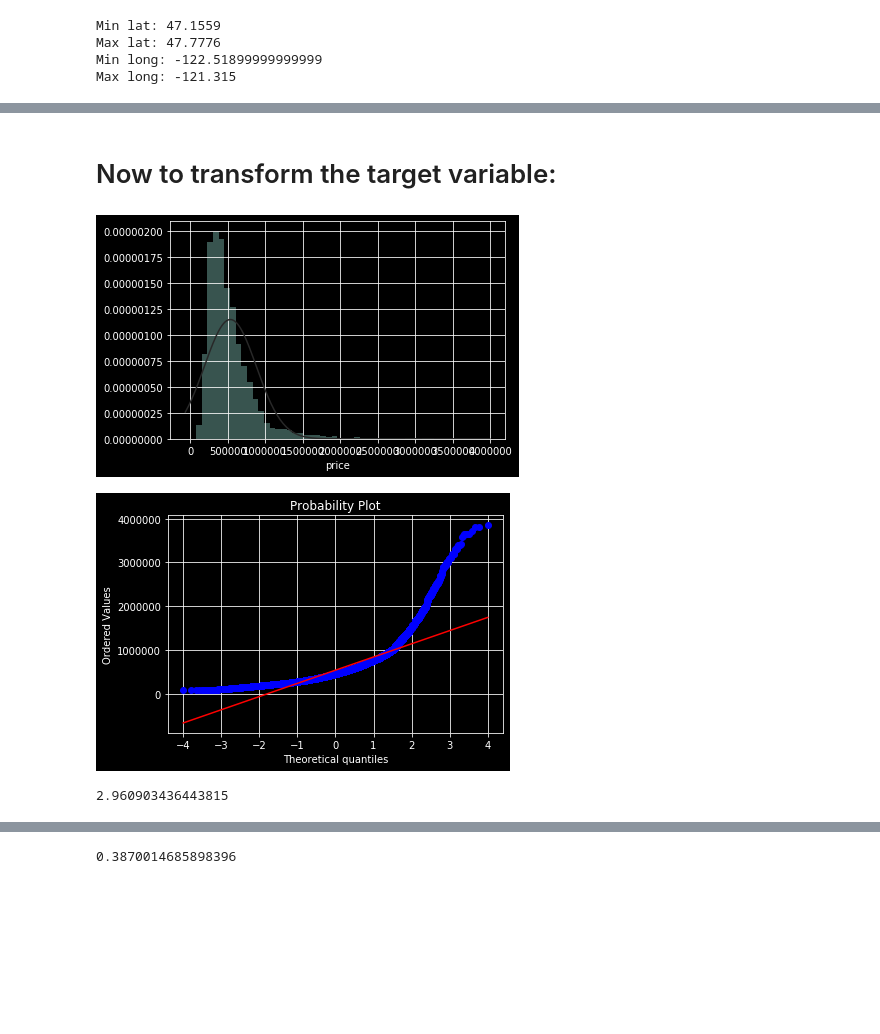
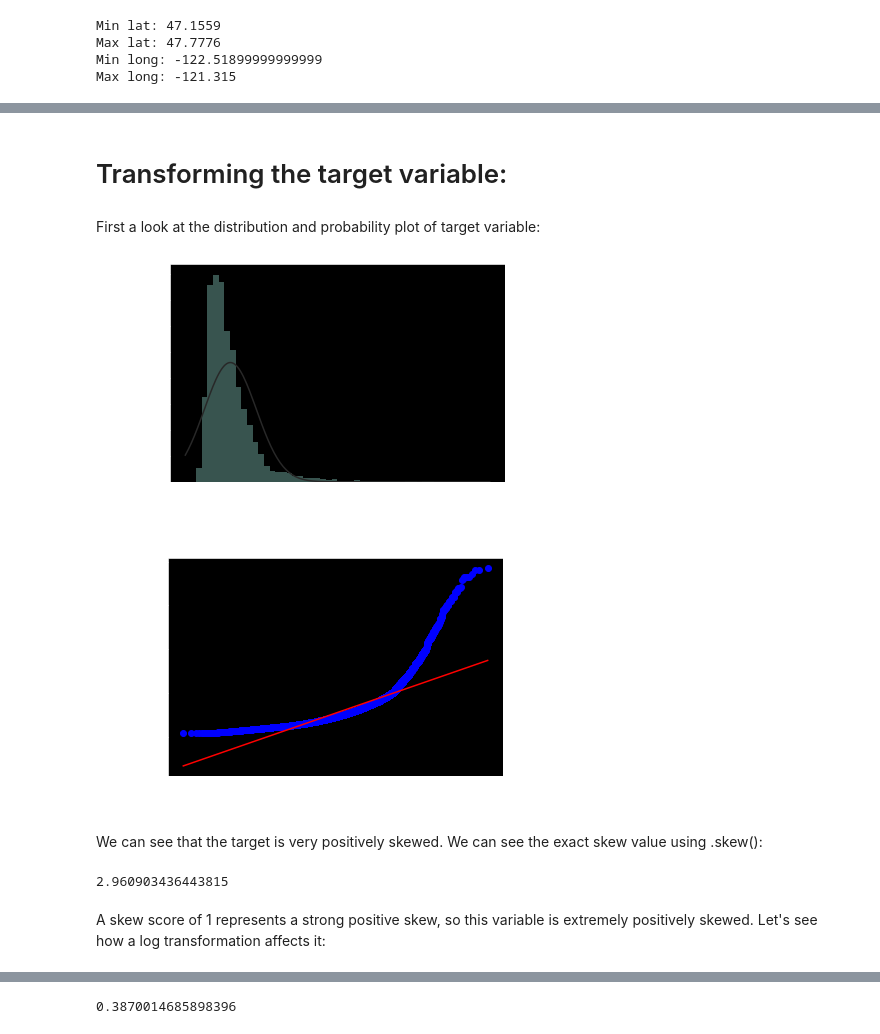
Before and after one commit to FoamoftheSea/dsc-v2-mod1-final-project-online-ds-sp-000, a Jupyter notebook: student.ipynb, the cells around one changed output, grey strips where cells are left out. Drawn from its saved outputs; the diff is of its cells as text; code cells hidden in the pictures; blank space fills up the shorter version.

```diff
--- a/student.ipynb
+++ b/student.ipynb
@@ -415,0 +916,2 @@ df.waterfront.fillna(value=0,inplace=True)
+# %%
+df.drop(columns=['yr_renovated_sqrt', 'yr_renovated'], inplace=True)
@@ -467,2 +939,0 @@ Correlation of sqft_living and sqft_above 0.8764477590354981
-# %%
-df.drop(columns=['sqft_above'],inplace=True)
@@ -502,3 +1329,5 @@ print('Size of trimmed dataset:',len(df2))
 # %% [output]
 Size of original dataset: 21597
 Size of trimmed dataset: 21556
+# %%
+sns.set_style({'axes.grid':False})
@@ -652,2 +1429,0 @@ def stepwise_selection(X, y,
-# %%
-df2.rename(columns={'waterfront_1.0':'waterfront_1'},inplace=True)
@@ -742,3 +1430,3 @@ strong multicollinearity or other numerical problems.
 # %% [markdown]
-# Now to transform the target variable:
+# Transforming the target variable:
 # %%
@@ -746,16 +1433,27 @@ import seaborn as sns
 from scipy.stats import norm
 import scipy.stats as stats
+# %% [markdown]
+First a look at the distribution and probability plot of target variable:
 # %%
+target = df2.price
+
+# Create histogram with seaborn:
 sns.distplot(target, fit=norm, bins=50, kde=False);
+
+# Look at probability plot with scipy.stats:
 fig = plt.figure()
 res = stats.probplot(target, plot=plt)
 # %% [output]
-[figure, old version]
+[figure, new version]
-[figure, old version]
+[figure, new version]
+# %% [markdown]
+We can see that the target is very positively skewed. We can see the exact skew value using .skew():
 # %%
 target.skew()
 # %% [output]
 2.960903436443815
+# %% [markdown]
+A skew score of 1 represents a strong positive skew, so this variable is extremely positively skewed. Let's see how a log transformation affects it:
 # %%
 target2 = np.log(target)
 # %%
```
Also changed, not shown: parts of 204 cells of this notebook, 1 other file.
